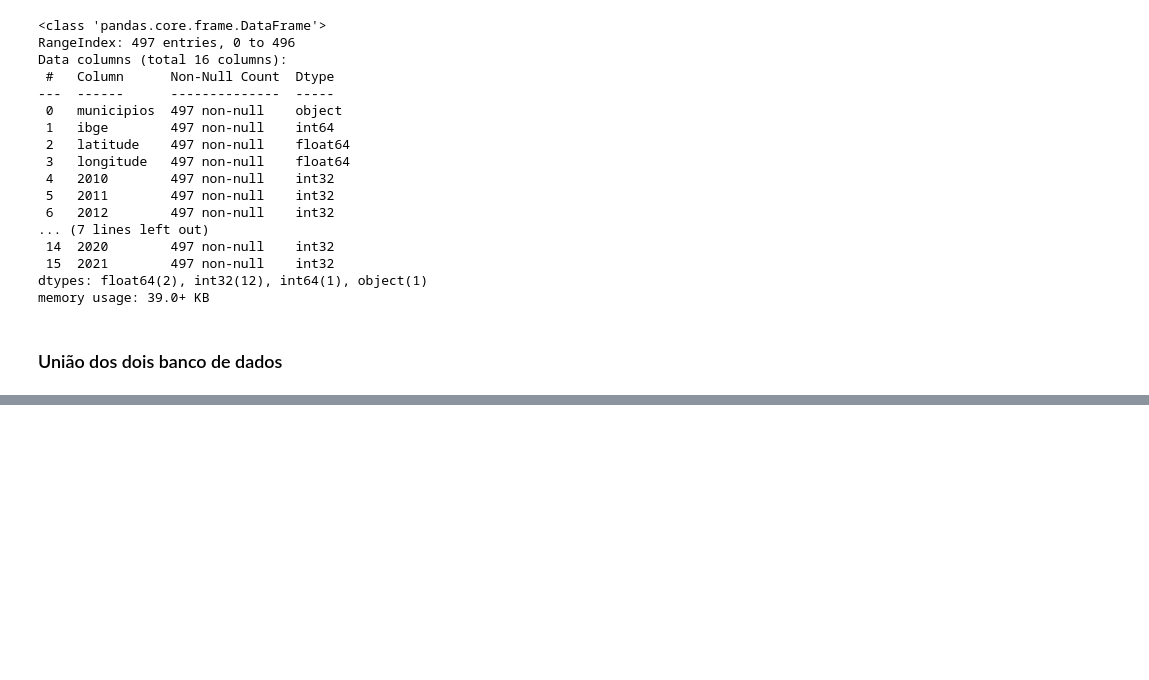
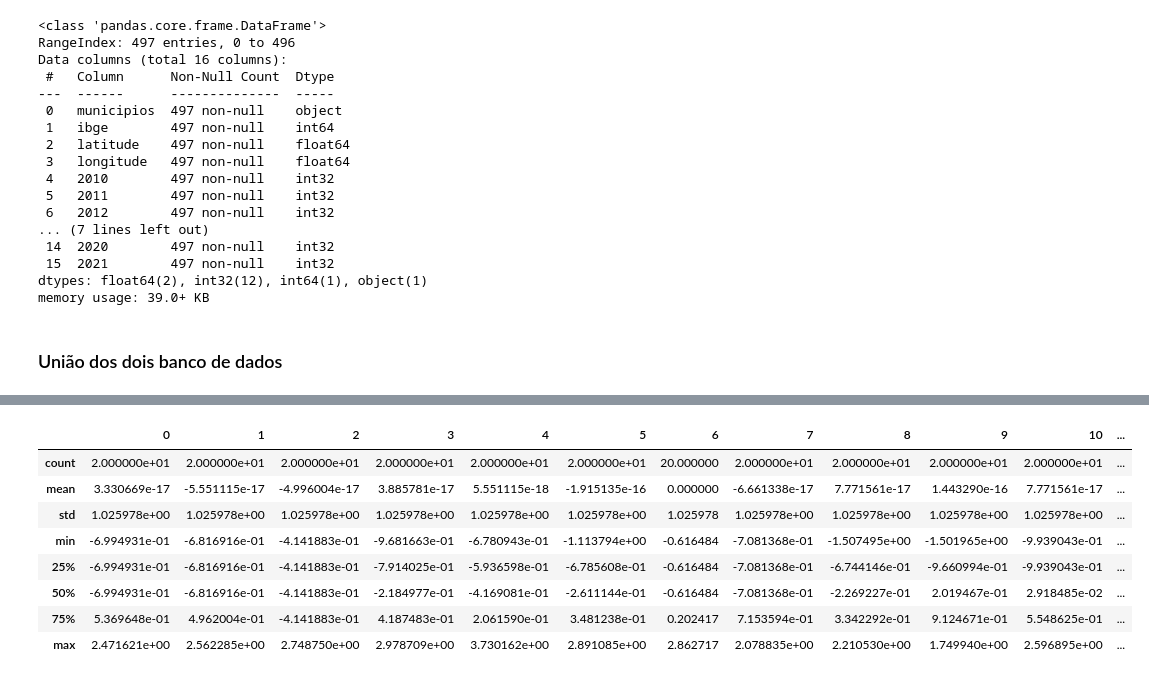
Before and after one commit to FlorensaDimer/TF_sistemas_recomendacao, a Jupyter notebook: app.ipynb, the cells around one changed output, grey strips where cells are left out. Cells and saved outputs as stored; diff of their text form; code cells hidden in the pictures; blank space fills up the shorter version.

```diff
--- a/app.ipynb
+++ b/app.ipynb
@@ -184,0 +245,14 @@ memory usage: 39.0+ KB
+# %%
+scaler = StandardScaler(with_std=True, with_mean=True)
+data_scaled = pd.DataFrame(scaler.fit_transform(df_sample))
+data_scaled.describe()
+# %% [output]
+|  | 0 | 1 | 2 | 3 | 4 | 5 | 6 | 7 | 8 | 9 | 10 | ... |
+| count | 2.000000e+01 | 2.000000e+01 | 2.000000e+01 | 2.000000e+01 | 2.000000e+01 | 2.000000e+01 | 20.000000 | 2.000000e+01 | 2.000000e+01 | 2.000000e+01 | 2.000000e+01 | ... |
+| mean | 3.330669e-17 | -5.551115e-17 | -4.996004e-17 | 3.885781e-17 | 5.551115e-18 | -1.915135e-16 | 0.000000 | -6.661338e-17 | 7.771561e-17 | 1.443290e-16 | 7.771561e-17 | ... |
+| std | 1.025978e+00 | 1.025978e+00 | 1.025978e+00 | 1.025978e+00 | 1.025978e+00 | 1.025978e+00 | 1.025978 | 1.025978e+00 | 1.025978e+00 | 1.025978e+00 | 1.025978e+00 | ... |
+| min | -6.994931e-01 | -6.816916e-01 | -4.141883e-01 | -9.681663e-01 | -6.780943e-01 | -1.113794e+00 | -0.616484 | -7.081368e-01 | -1.507495e+00 | -1.501965e+00 | -9.939043e-01 | ... |
+| 25% | -6.994931e-01 | -6.816916e-01 | -4.141883e-01 | -7.914025e-01 | -5.936598e-01 | -6.785608e-01 | -0.616484 | -7.081368e-01 | -6.744146e-01 | -9.660994e-01 | -9.939043e-01 | ... |
+| 50% | -6.994931e-01 | -6.816916e-01 | -4.141883e-01 | -2.184977e-01 | -4.169081e-01 | -2.611144e-01 | -0.616484 | -7.081368e-01 | -2.269227e-01 | 2.019467e-01 | 2.918485e-02 | ... |
+| 75% | 5.369648e-01 | 4.962004e-01 | -4.141883e-01 | 4.187483e-01 | 2.061590e-01 | 3.481238e-01 | 0.202417 | 7.153594e-01 | 3.342292e-01 | 9.124671e-01 | 5.548625e-01 | ... |
+| max | 2.471621e+00 | 2.562285e+00 | 2.748750e+00 | 2.978709e+00 | 3.730162e+00 | 2.891085e+00 | 2.862717 | 2.078835e+00 | 2.210530e+00 | 1.749940e+00 | 2.596895e+00 | ... |
```
Also changed, not shown: parts of 21 cells of this notebook, 2 other files.
